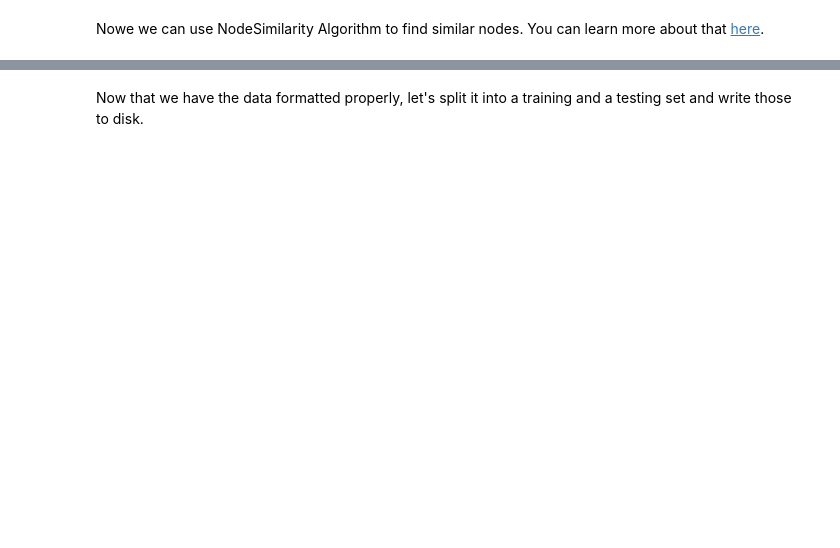
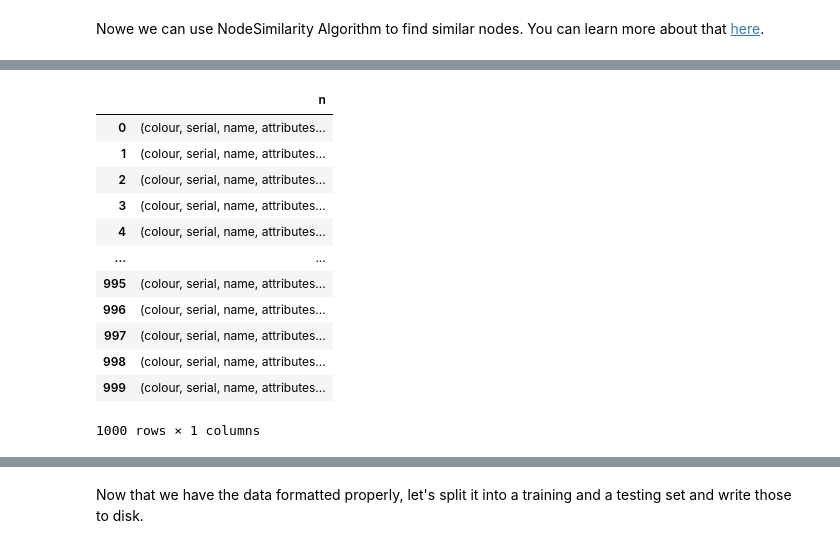
Before and after one commit to ezhilvendhan/ecommerce-demo-gds-vertex-ai, a Jupyter notebook: similarity.ipynb, the cells around one changed output, grey strips where cells are left out. Drawn from its saved outputs; the diff is of its cells as text; code cells hidden in the pictures; blank space fills up the shorter version.

```diff
--- a/similarity.ipynb
+++ b/similarity.ipynb
@@ -209,7 +301,21 @@ display(result)
 # %%
 result = gds.run_cypher(
   """
-
+    MATCH (n:SKU) RETURN n
   """
 )
 display(result)
+# %% [output]
+|  | n |
+| 0 | (colour, serial, name, attributes... |
+| 1 | (colour, serial, name, attributes... |
+| 2 | (colour, serial, name, attributes... |
+| 3 | (colour, serial, name, attributes... |
+| 4 | (colour, serial, name, attributes... |
+| ... | ... |
+| 995 | (colour, serial, name, attributes... |
+| 996 | (colour, serial, name, attributes... |
+| 997 | (colour, serial, name, attributes... |
+| 998 | (colour, serial, name, attributes... |
+| 999 | (colour, serial, name, attributes... |
+1000 rows × 1 columns
```
Also changed, not shown: parts of 39 cells of this notebook.
